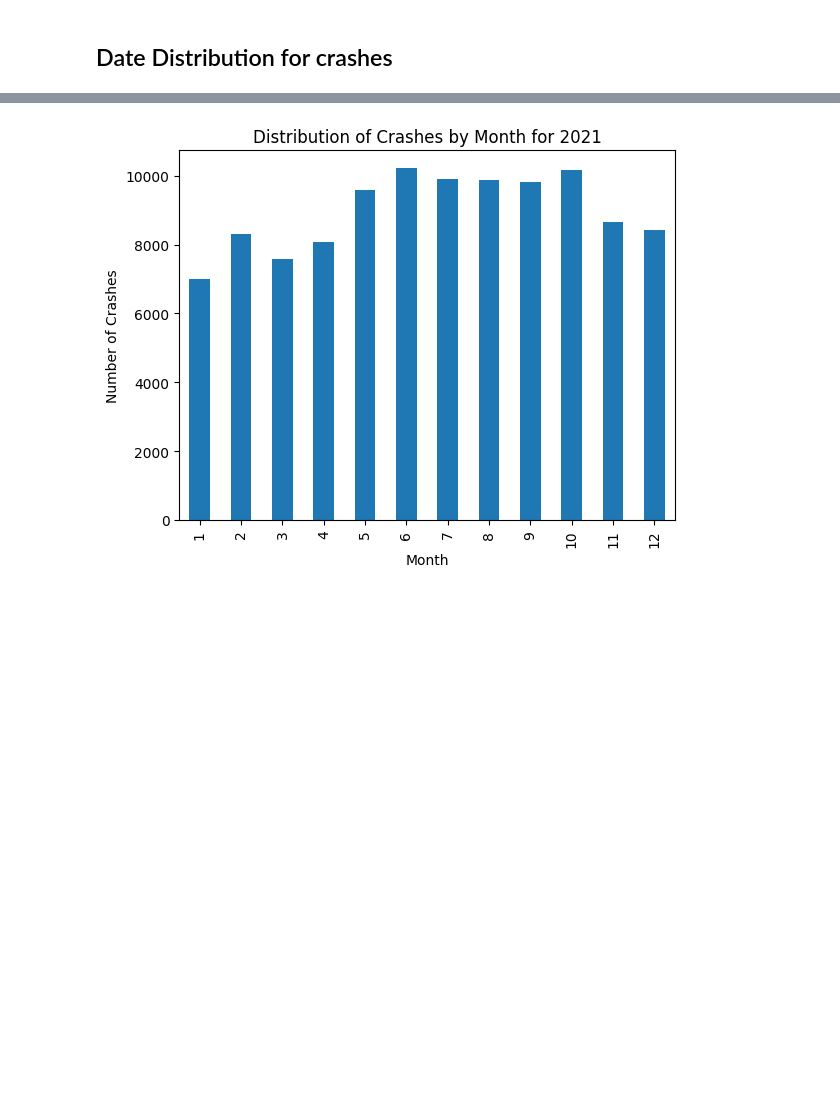
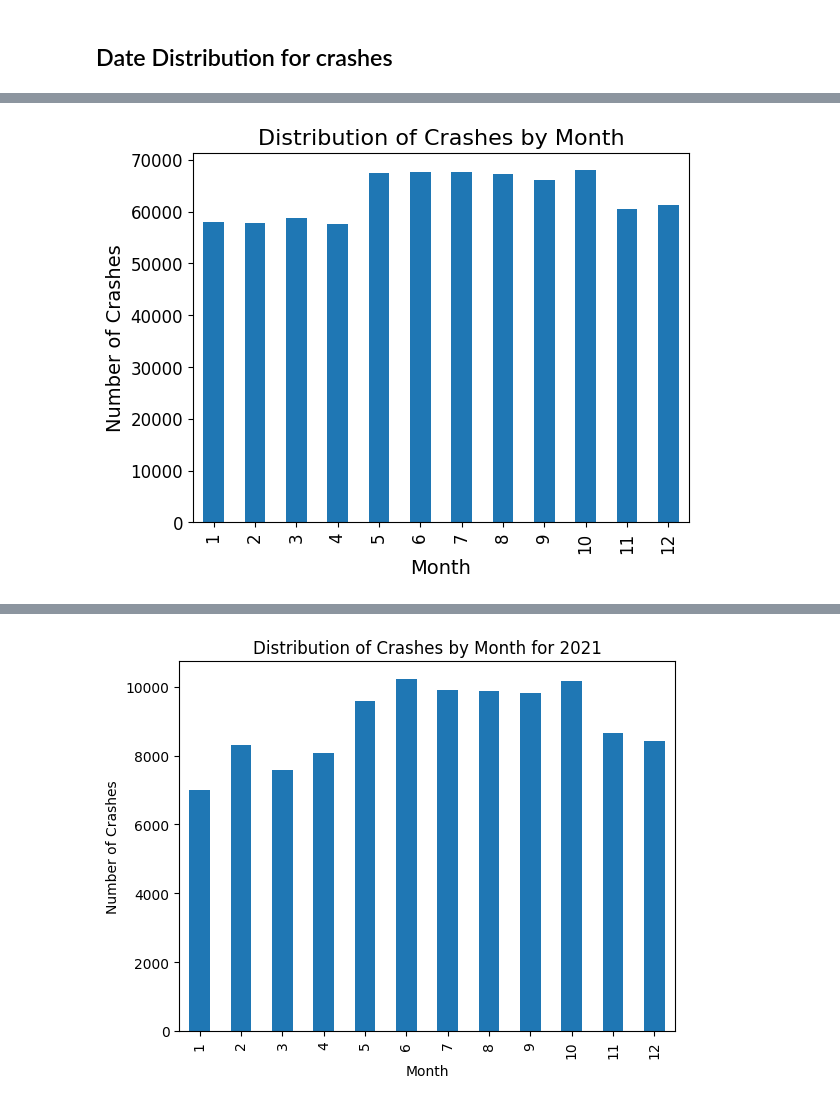
Before and after one commit to lavo2/DataMining-Project, a Jupyter notebook: 1-distribution.ipynb, the cells around one changed output, grey strips where cells are left out. Saved outputs shown, nothing was run; the diff lists cells and outputs as text; code cells hidden in the pictures; blank space fills up the shorter version.

```diff
--- a/1-distribution.ipynb
+++ b/1-distribution.ipynb
@@ -93,0 +96,11 @@ plt.show()
+# %%
+# crashes by month
+crashes['CRASH_MONTH'].value_counts().sort_index().plot(kind='bar')
+plt.title('Distribution of Crashes by Month', fontsize=16)
+plt.xlabel('Month', fontsize=14)
+plt.ylabel('Number of Crashes', fontsize=14)
+plt.xticks(fontsize=12)
+plt.yticks(fontsize=12)
+plt.show()
+# %% [output]
+[figure, added]
```
Also changed, not shown: parts of 8 cells of this notebook, 3 other files.
